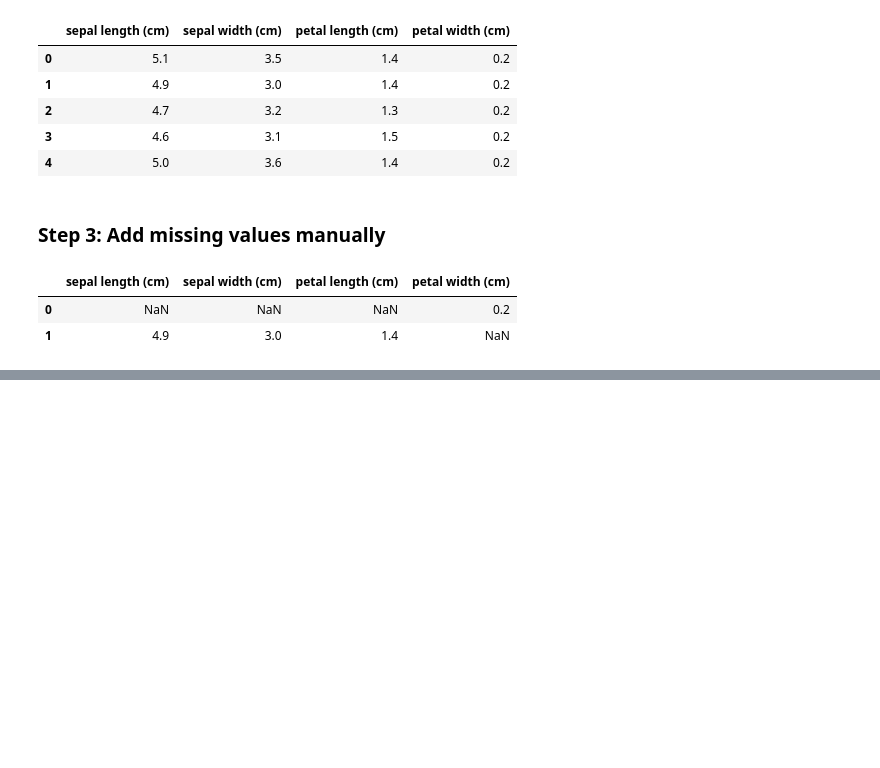
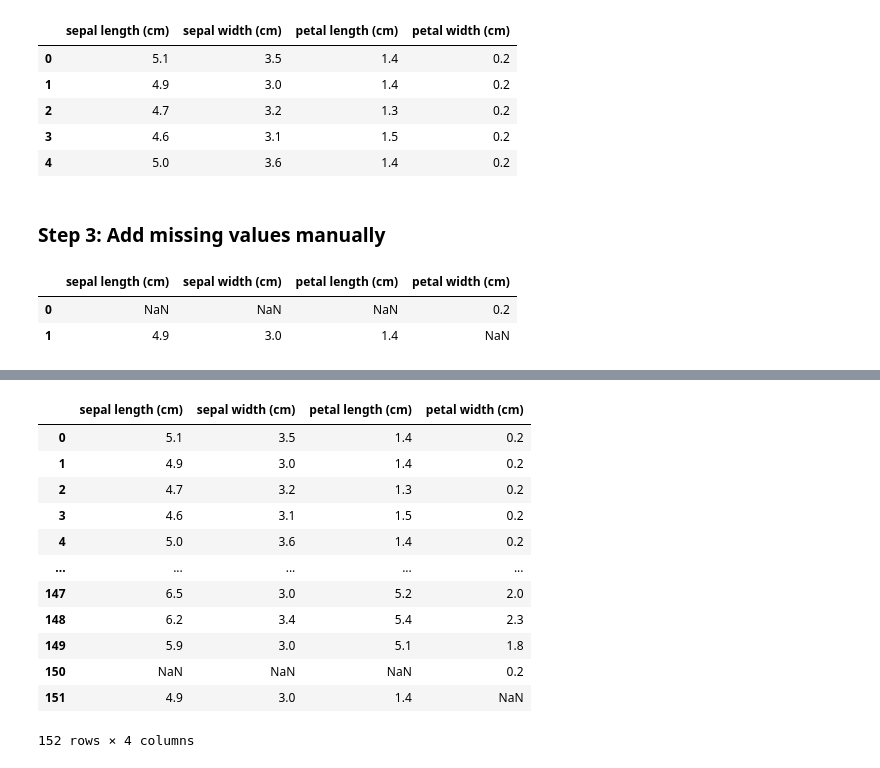
Before and after one commit to Temiloluwa-Oloye/Missing-Value-Processing, a Jupyter notebook: missing_value_processing.ipynb, the cells around one changed output, grey strips where cells are left out. Saved outputs shown, nothing was run; the diff lists cells and outputs as text; code cells hidden in the pictures; blank space fills up the shorter version.

```diff
--- a/missing_value_processing.ipynb
+++ b/missing_value_processing.ipynb
@@ -57,0 +121,17 @@ c.head()
+# %%
+df4 = df.dropna(how='all')
+df4
+# %% [output]
+|  | sepal length (cm) | sepal width (cm) | petal length (cm) | petal width (cm) |
+| 0 | 5.1 | 3.5 | 1.4 | 0.2 |
+| 1 | 4.9 | 3.0 | 1.4 | 0.2 |
+| 2 | 4.7 | 3.2 | 1.3 | 0.2 |
+| 3 | 4.6 | 3.1 | 1.5 | 0.2 |
+| 4 | 5.0 | 3.6 | 1.4 | 0.2 |
+| ... | ... | ... | ... | ... |
+| 147 | 6.5 | 3.0 | 5.2 | 2.0 |
+| 148 | 6.2 | 3.4 | 5.4 | 2.3 |
+| 149 | 5.9 | 3.0 | 5.1 | 1.8 |
+| 150 | NaN | NaN | NaN | 0.2 |
+| 151 | 4.9 | 3.0 | 1.4 | NaN |
+152 rows × 4 columns
```
Also changed, not shown: parts of 11 cells of this notebook.
